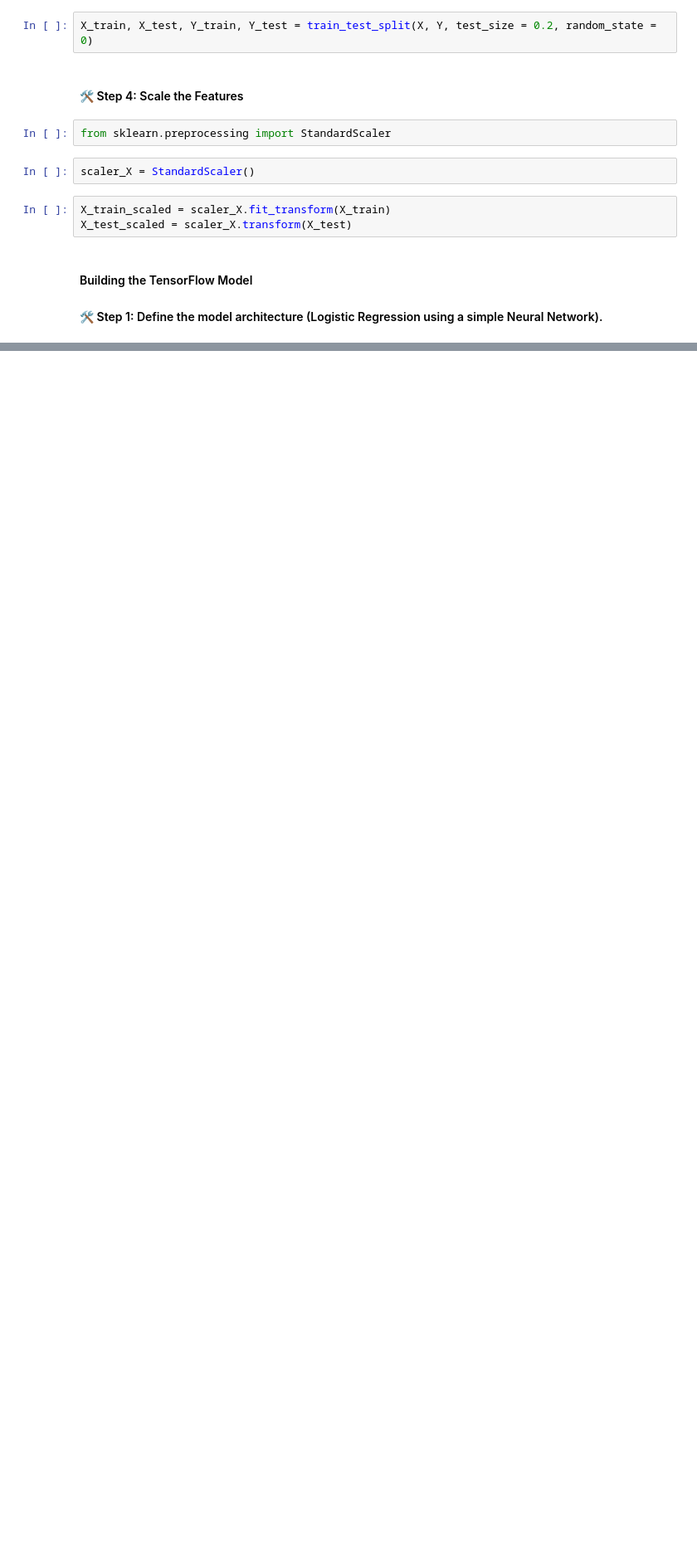
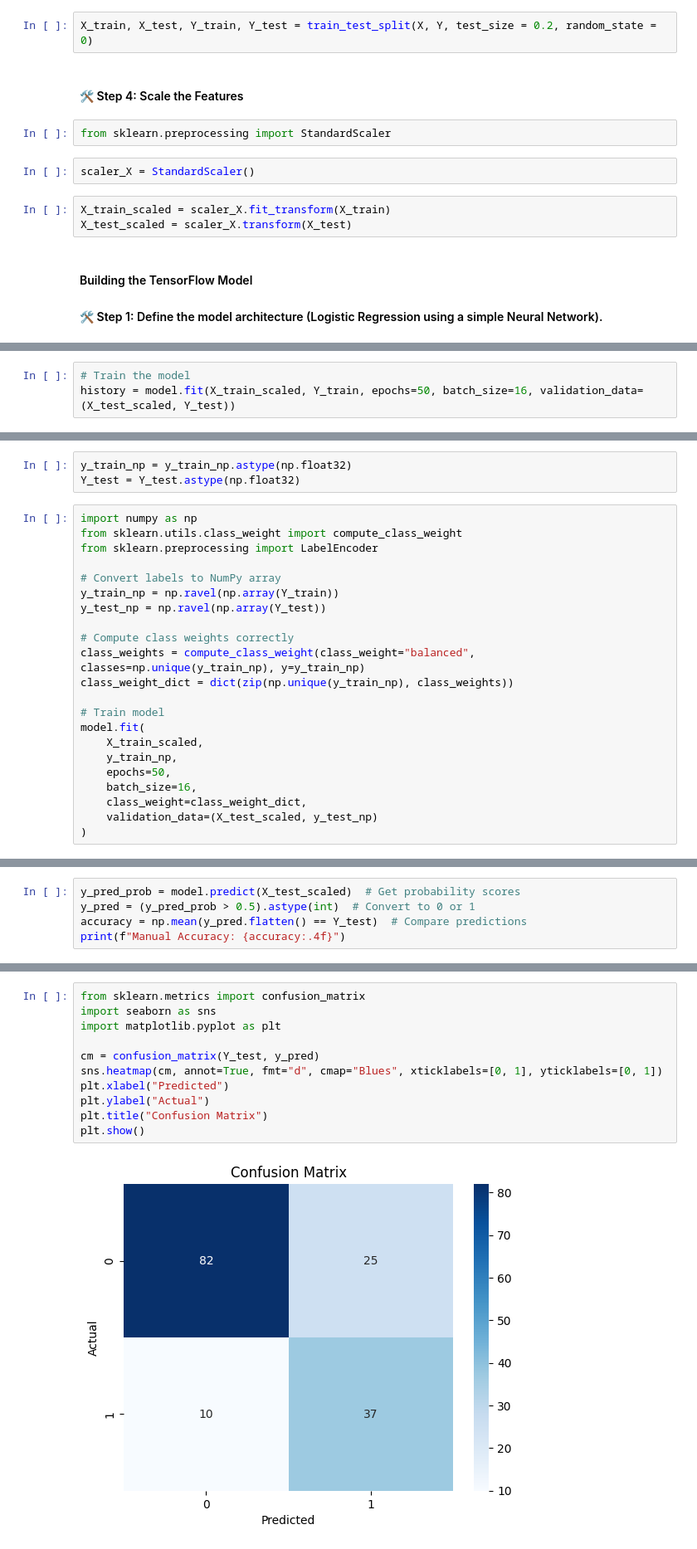
Before and after one commit to vedantLotankar/Supervised-Learning, a Jupyter notebook: Logistic_regression/Diabetes_Prediction/Diabetes_prediction.ipynb, the cells around one changed output, grey strips where cells are left out. Shown: that part at 83% size. Cells and saved outputs as stored; diff of their text form; blank space fills up the shorter version.

Commit message:
Add evaluation metrics for Diabetes Prediction Model

```diff
--- a/Logistic_regression/Diabetes_Prediction/Diabetes_prediction.ipynb
+++ b/Logistic_regression/Diabetes_Prediction/Diabetes_prediction.ipynb
@@ -68,0 +95,3 @@ X_test_scaled = scaler_X.transform(X_test)
+# %%
+# Train the model
+history = model.fit(X_train_scaled, Y_train, epochs=50, batch_size=16, validation_data=(X_test_scaled, Y_test))
@@ -68,0 +191,25 @@ X_test_scaled = scaler_X.transform(X_test)
+# %%
+y_train_np = y_train_np.astype(np.float32)
+Y_test = Y_test.astype(np.float32)
+# %%
+import numpy as np
+from sklearn.utils.class_weight import compute_class_weight
+from sklearn.preprocessing import LabelEncoder
+
+# Convert labels to NumPy array
+y_train_np = np.ravel(np.array(Y_train))
+y_test_np = np.ravel(np.array(Y_test))
+
+# Compute class weights correctly
+class_weights = compute_class_weight(class_weight="balanced", classes=np.unique(y_train_np), y=y_train_np)
+class_weight_dict = dict(zip(np.unique(y_train_np), class_weights))
+
+# Train model
+model.fit(
+    X_train_scaled,
+    y_train_np,
+    epochs=50,
+    batch_size=16,
+    class_weight=class_weight_dict,
+    validation_data=(X_test_scaled, y_test_np)
+)
@@ -68,0 +235,5 @@ X_test_scaled = scaler_X.transform(X_test)
+# %%
+y_pred_prob = model.predict(X_test_scaled)  # Get probability scores
+y_pred = (y_pred_prob > 0.5).astype(int)  # Convert to 0 or 1
+accuracy = np.mean(y_pred.flatten() == Y_test)  # Compare predictions
+print(f"Manual Accuracy: {accuracy:.4f}")
@@ -68,0 +243,13 @@ X_test_scaled = scaler_X.transform(X_test)
+# %%
+from sklearn.metrics import confusion_matrix
+import seaborn as sns
+import matplotlib.pyplot as plt
+
+cm = confusion_matrix(Y_test, y_pred)
+sns.heatmap(cm, annot=True, fmt="d", cmap="Blues", xticklabels=[0, 1], yticklabels=[0, 1])
+plt.xlabel("Predicted")
+plt.ylabel("Actual")
+plt.title("Confusion Matrix")
+plt.show()
+# %% [output]
+[figure, added]
```
Also changed, not shown: parts of 13 cells of this notebook.
